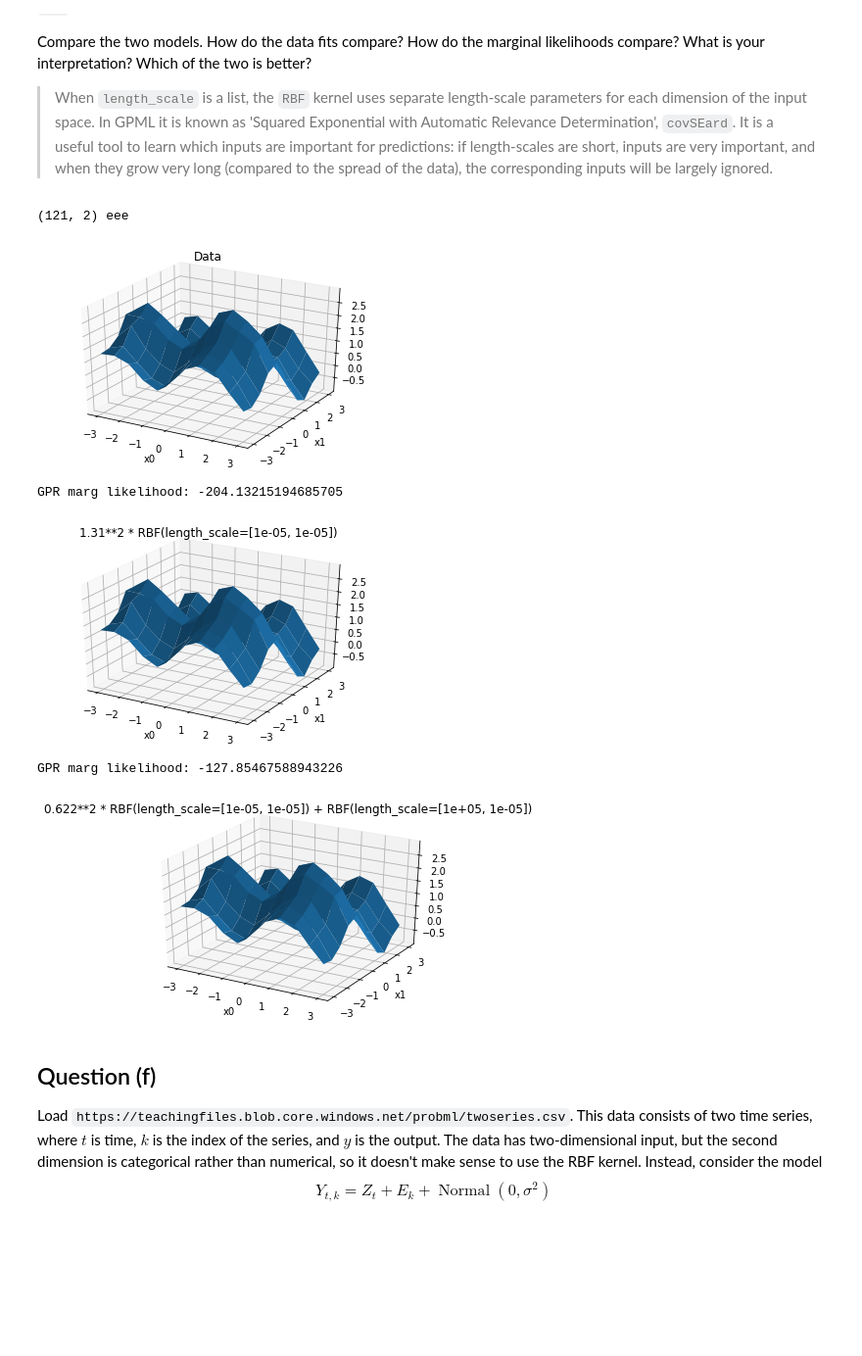
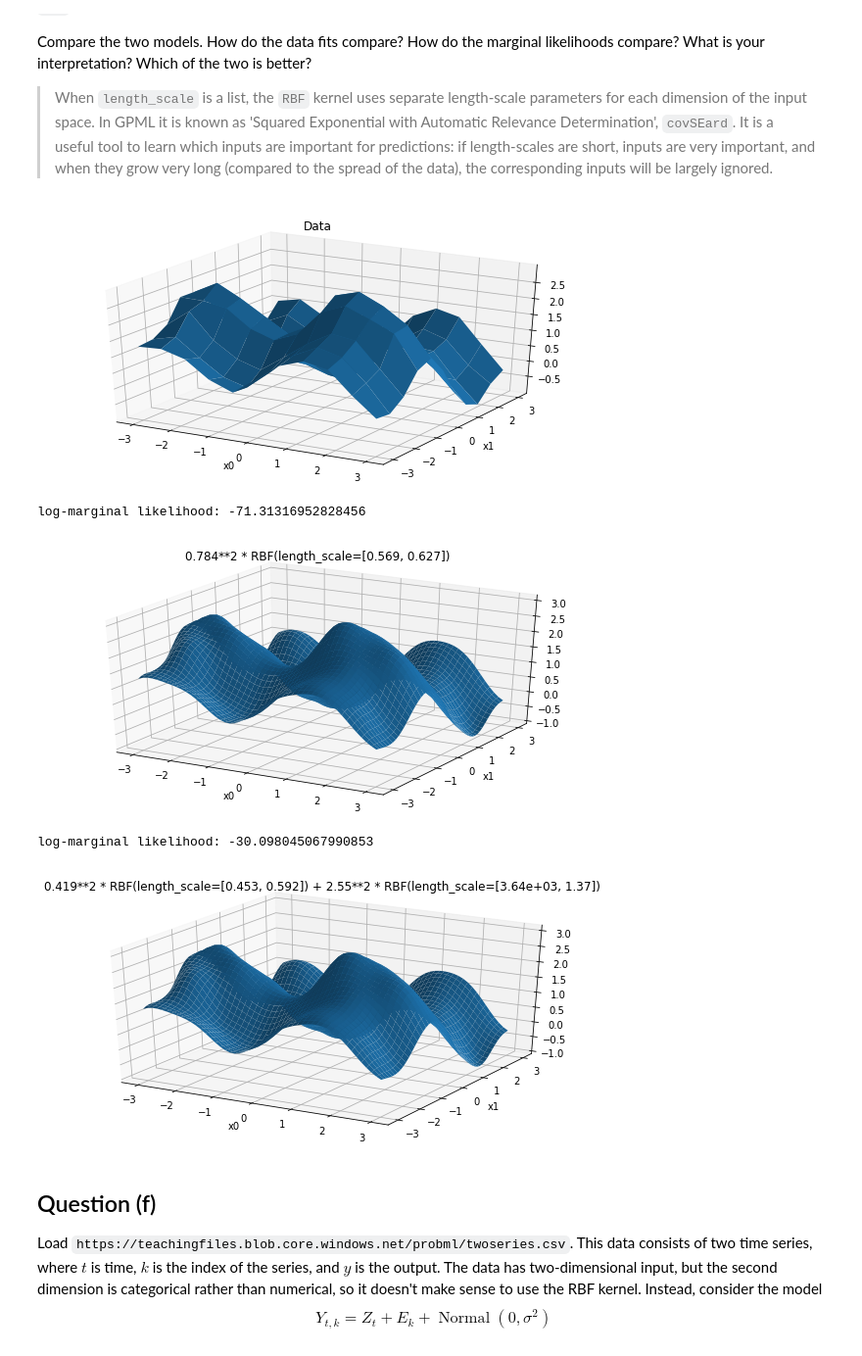
Before and after one commit to JCobbles/pml-courseworks, a Jupyter notebook: coursework1.ipynb, the cells around one changed output. Shown at 98% size. Cells and saved outputs as stored; diff of their text form; code cells hidden in the pictures; blank space fills up the shorter version.

```diff
--- a/coursework1.ipynb
+++ b/coursework1.ipynb
@@ -197,14 +197,14 @@ _The choice of kernel dictates what output are likely. By looking at sample func
 you gain experience of the expressive power of Gaussian process models. Ultimately, you should be able to look at a scatterplot and
 know straight away what type of kernel would be a good fit._
 # %%
-plt.figure(figsize=(16,28))
+plt.figure(figsize=(15,14))
 
 kernel = 1 * gp.kernels.ExpSineSquared(length_scale=np.exp(-0.5), periodicity=1) * gp.kernels.RBF(length_scale=np.exp(2))
 x = np.linspace(-5,5,200)
 gpr = gp.GaussianProcessRegressor(kernel=kernel)
 
-for i in range(10):
+for i in range(6):
     y = gpr.sample_y(x.reshape(-1, 1), random_state=i)
-    plt.subplot(5, 2, i+1)
+    plt.subplot(3, 2, i+1)
     plt.plot(x, y)
 # %% [output]
@@ -227,54 +227,66 @@ Compare the two models. How do the data fits compare? How do the marginal likeli
 # %%
 from mpl_toolkits.mplot3d import axes3d   # import a library to allow 3d plots
 
-
-l1, l2 = np.random.uniform(0, 100, 2)
-l3, l4 = np.random.uniform(0, 100, 2)
+l1, l2 = np.random.uniform(0, 1, 2)
+l3, l4 = np.random.uniform(0, 1, 2)
 kernel1 = 1 * gp.kernels.RBF(length_scale=[l1, l2])
-kernel2 = 1 * (gp.kernels.RBF(length_scale=[l1, l2]) + gp.kernels.RBF(length_scale=[l3, l4]))
+kernel2 = 1 * (gp.kernels.RBF(length_scale=[l1, l2]) + 1* gp.kernels.RBF(length_scale=[l3, l4]))
 
 r = requests.get('http://mlg.eng.cam.ac.uk/teaching/4f13/1920/cw/cw1e.mat')
 with io.BytesIO(r.content) as f:
     data = scipy.io.loadmat(f)
     x,y = data['x'], data['y']
     X = x[:,0].reshape((11,11))
     Y = x[:,1].reshape((11,11))
     Z = y.reshape((11,11))
-    axes = plt.figure().gca(projection='3d')
+    axes = plt.figure(figsize=(10, 5)).gca(projection='3d')
     axes.plot_surface(X, Y, Z)
     axes.set_xlabel('x0')
     axes.set_ylabel('x1')
     axes.set_title('Data')
     plt.show()
 
+    x_pred = np.c_[
+        np.linspace(min(x[:,0])-0.5, max(x[:,0])+0.5, 2500),
+        np.linspace(min(x[:,1])-0.5, max(x[:,1])+0.5, 2500)
+    ]
+    nx, ny = np.meshgrid(np.linspace(min(x[:,0]), max(x[:,0]), 50),
+                         np.linspace(min(x[:,1]), max(x[:,1]), 50))
+    nx = nx.reshape(2500, 1)
+    ny = ny.reshape(2500, 1)
+    x_pred = np.c_[nx, ny]
+
     gpr1 = gp.GaussianProcessRegressor(kernel=kernel1)
     gpr1.fit(x, y)
-    y_pred1 = gpr1.predict(x)
+    y_pred1 = gpr1.predict(x_pred)
     #print(f'GPR1 marg likelihood: {gpr1.log_marginal_likelihood()}')
     gpr2 = gp.GaussianProcessRegressor(kernel=kernel2)
     gpr2.fit(x, y)
-    y_pred2 = gpr1.predict(x)
+    y_pred2 = gpr1.predict(x_pred)
+
+
+    X_ = x[:,0].reshape((11,11))
+    Y_ = x[:,1].reshape((11,11))
+    Z = y_pred.reshape((50,50))
 
     for (gpr, y_pred) in [(gpr1, y_pred1), (gpr2, y_pred2)]:
-        X = x[:,0].reshape((11,11))
-        Y = x[:,1].reshape((11,11))
-        Z = y_pred.reshape((11,11))
+        print(f'log-marginal likelihood: {gpr.log_marginal_likelihood()}')
+        X = x_pred[:,0].reshape((50,50)).T
+        Y = x_pred[:,1].reshape((50,50)).T
+        Z = y_pred.reshape((50,50)).T
 
-        print(f'GPR marg likelihood: {gpr.log_marginal_likelihood()}')
-
-        axes = plt.figure().gca(projection='3d')
+        axes = plt.figure(figsize=(10, 5)).gca(projection='3d')
         axes.plot_surface(X, Y, Z)
         axes.set_xlabel('x0')
         axes.set_ylabel('x1')
         axes.set_title(gpr.kernel_)
         plt.show()
 # %% [output]
+[figure, new version]
-(121, 2) eee
+log-marginal likelihood: -71.31316952828456
-[figure, old version]
+[figure, new version]
-GPR marg likelihood: -204.13215194685705
+log-marginal likelihood: -30.098045067990853
-[figure, old version]
-GPR marg likelihood: -127.85467588943226
-[figure, old version]
+[figure, new version]
 # %% [markdown]
 ## Question (f)
 
```
Also changed, not shown: parts of 1 cell of this notebook, 1 other file.
